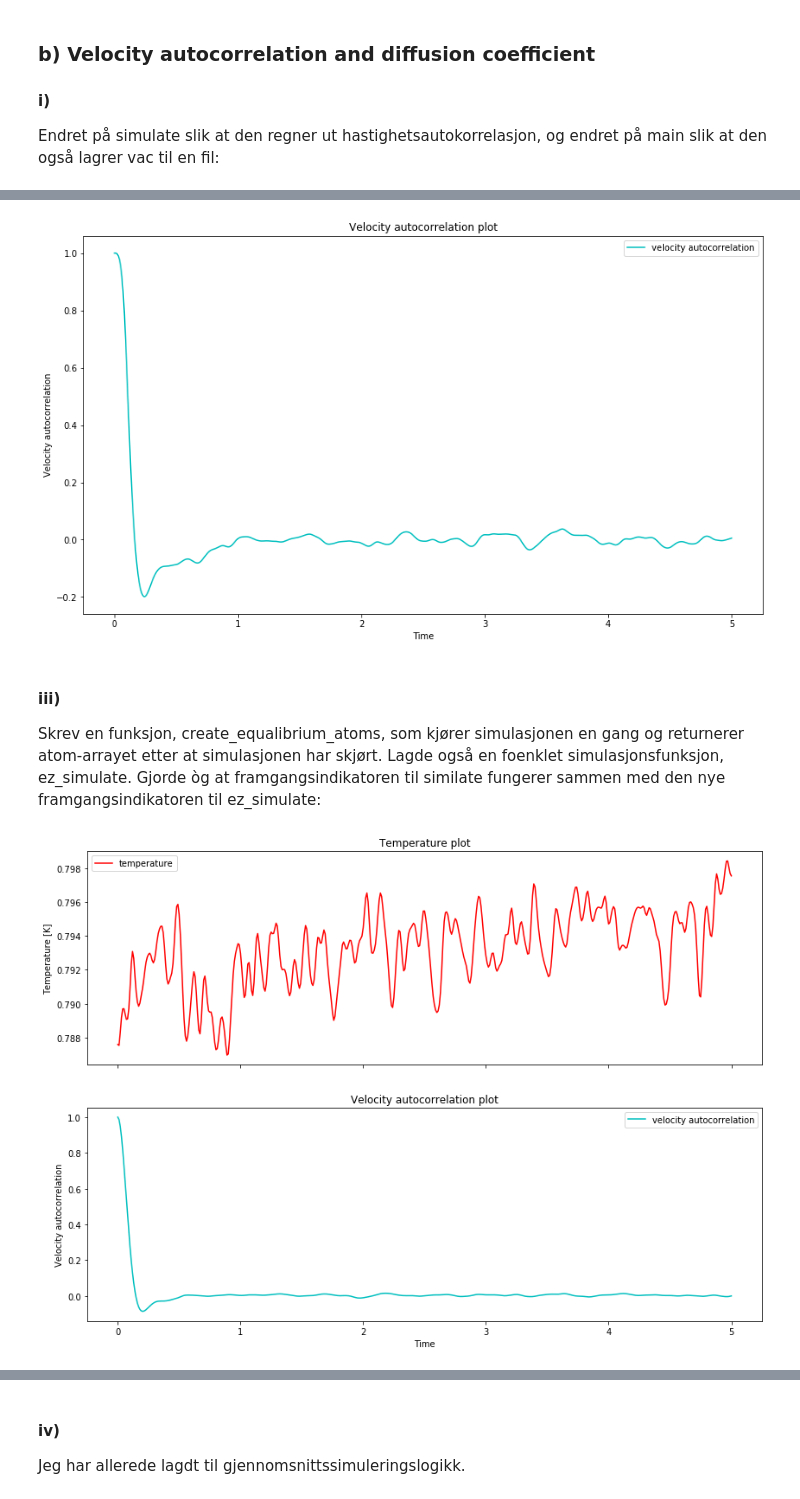
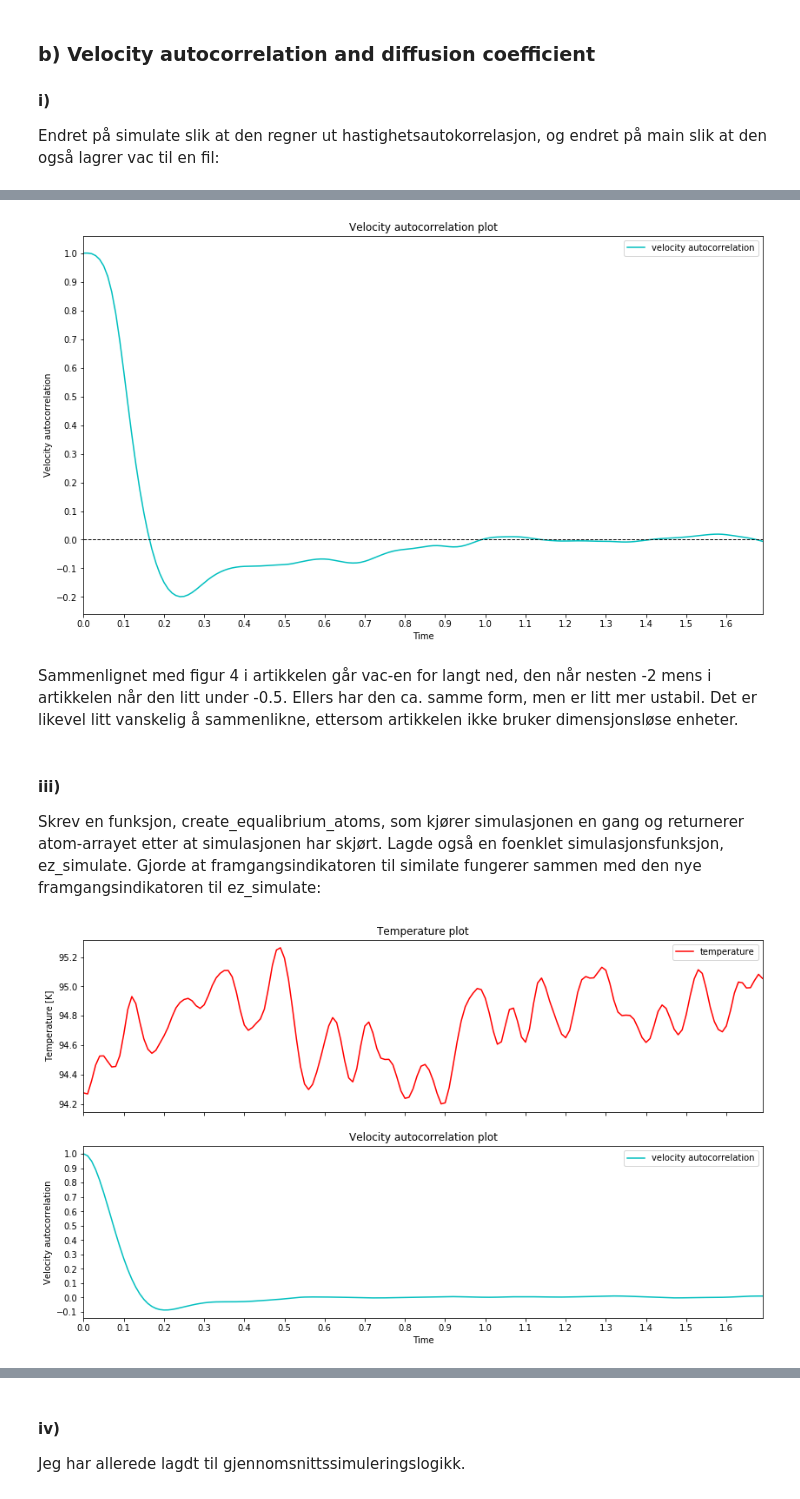
Before and after one commit to Benito1001/MolDyn, a Jupyter notebook: MolDyn.ipynb, the cells around one changed output, grey strips where cells are left out. Saved outputs shown, nothing was run; the diff lists cells and outputs as text; code cells hidden in the pictures.

```diff
--- a/MolDyn.ipynb
+++ b/MolDyn.ipynb
@@ -470,7 +470,7 @@ def main(method):
 		plt.plot(t_list, tot_list, label=f"dt={dt}")
 
 	plt.legend()
-	plt.title(method)
+	plt.title(f"Two atom simulation, distance=1.5$\\sigma$, method={method}")
 	plt.axis([0, length, -1.1, 0.5])
 	plt.show()
 main("euler")
@@ -1235,7 +1230,8 @@ def main(filename, simulate_count):
 	for i in range(simulate_count):
 		L, atoms = create_atoms(108, 1.7, 180)
 
-		t_list, pot_list, kin_list, tot_list, tmp_list = simulate(atoms, dt, length, filename, "verlet", L, i, simulate_count)
+		data_lists = simulate(atoms, dt, length, filename, "verlet", L, i, simulate_count)
+		t_list, pot_list, kin_list, tot_list, tmp_list = data_lists
 		for i, (pot, kin, tot, temp) in enumerate(zip(pot_list, kin_list, tot_list, tmp_list)):
 			sum_lists[0][i] += pot/simulate_count
 			sum_lists[1][i] += kin/simulate_count
@@ -1290,11 +1286,11 @@ def simulate(atoms, dt, t_max, filename, update_func, L, completion, total_runs)
 
 		# Calculate and store velocity autocorrelation
 		vac = 0
-		for atom in atoms:                           # o   o o--o o       o
-			vac_emum = atom.vel.dot(atom.vel0)       # |\  | |    |       |
-			vac_denom = atom.vel0.get_length_sqrd()  # | \ | O-o  o   o   o
-			vac += vac_emum/vac_denom                # |  \| |     \ / \ /
-		vac = vac/len(atoms)                         # o   o o--o   o   o
+		for atom in atoms:                             # o   o o--o o       o
+			vac_emum = atom.vel.dot(atom.vel0)         # |\  | |    |       |
+			vac_denom = atom.vel0.get_length_sqrd()    # | \ | O-o  o   o   o
+			vac += vac_emum/vac_denom                  # |  \| |     \ / \ /
+		vac = vac/len(atoms)                           # o   o o--o   o   o
 		vac_list.append(vac)
 
 		step(atoms, dt, update_func, L, datafile)
@@ -1315,7 +1311,8 @@ def main(filename, simulate_count):
 	for i in range(simulate_count):
 		L, atoms = create_atoms(256, 1.7, 180)
 
-		t_list, pot_list, kin_list, tot_list, tmp_list, vac_list = simulate(atoms, dt, length, filename, "verlet", L, i, simulate_count)
+		data_lists = simulate(atoms, dt, length, filename, "verlet", L, i, simulate_count)
+		t_list, pot_list, kin_list, tot_list, tmp_list, vac_list = data_lists
 		for i, (pot, kin, tot, temp, vac) in enumerate(zip(pot_list, kin_list, tot_list, tmp_list, vac_list)):
 			sum_lists[0][i] += pot/simulate_count
 			sum_lists[1][i] += kin/simulate_count
@@ -1334,11 +1331,13 @@ Skjørte programmet med 256 atomer, endret på plottefunksjonen slik at den ogs
 # %%
 # main("data4bi", 10)
 
-def plotinator(datafile, draw_list=["energy", "temp", "vac"], size=(10, 8)):
+def plotinator(datafile, draw_list=["energy", "temp", "vac"], size=(10, 8), zero_line=False, max_t=False):
 	t_list, pot_list, kin_list, tot_list, tmp_list, vac_list = [[] for i in range(6)]
 	with open("data/"+datafile, "r") as infile:
 		for line in infile:
 			t, pot, kin, tot, *temp_vac = (float(v) for v in line.split())
+			if max_t and t > max_t:
+				break
 			t_list.append(t)
 			pot_list.append(pot)
 			kin_list.append(kin)
@@ -1346,7 +1345,7 @@ def plotinator(datafile, draw_list=["energy", "temp", "vac"], size=(10, 8)):
 			if len(temp_vac) == 2:
 				vac_list.append(temp_vac[1])
 			if len(temp_vac) > 0:
-				tmp_list.append(temp_vac[0])
+				tmp_list.append(temp_vac[0]*119.7)
 
 	data_list = {
 		"energy": [[
@@ -1368,22 +1367,30 @@ def plotinator(datafile, draw_list=["energy", "temp", "vac"], size=(10, 8)):
 		data, title, xlabel, ylabel = data_list[type]
 		for name, color, values in data:
 			axs[i].plot(t_list, values, color=color, label=name)
+		if zero_line:
+			axs[i].plot([t_list[0], t_list[-1]], [0, 0], "k--", linewidth=1)
+
 		axs[i].set_title(title)
 		axs[i].set_ylabel(ylabel)
 		if i == len(draw_list)-1:
 			axs[i].set_xlabel(xlabel)
+		axs[i].set_xlim(t_list[0], t_list[-1])
+
 	for ax in axs:
 		ax.legend()
 
+	plt.locator_params(nbins=20)
 	plt.show()
 
-plotinator("data4bi.energy", ["vac"], (14, 8))
+plotinator("data4bi.energy", ["vac"], (14, 8), zero_line=True, max_t=1.7)
 # %% [output]
-[figure, old version]
+[figure, new version]
+# %% [markdown]
+Sammenlignet med figur 4 i artikkelen går vac-en for langt ned, den når nesten -2 mens i artikkelen når den litt under -0.5. Ellers har den ca. samme form, men er litt mer ustabil. Det er likevel litt vanskelig å sammenlikne, ettersom artikkelen ikke bruker dimensjonsløse enheter.
 # %% [markdown]
 #### iii)
 
-Skrev en funksjon, create_equalibrium_atoms, som kjører simulasjonen en gang og returnerer atom-arrayet etter at simulasjonen har skjørt. Lagde også en foenklet simulasjonsfunksjon, ez_simulate. Gjorde òg at framgangsindikatoren til similate fungerer sammen med den nye framgangsindikatoren til ez_simulate:
+Skrev en funksjon, create_equalibrium_atoms, som kjører simulasjonen en gang og returnerer atom-arrayet etter at simulasjonen har skjørt. Lagde også en foenklet simulasjonsfunksjon, ez_simulate. Gjorde at framgangsindikatoren til similate fungerer sammen med den nye framgangsindikatoren til ez_simulate:
 # %%
 def simulate(atoms, dt, t_max, filename, update_func, L, completion, total_runs):
 	# Declare variables and save atoms
@@ -1400,7 +1407,8 @@ def simulate(atoms, dt, t_max, filename, update_func, L, completion, total_runs)
 	while t_list[-1] < t_max:
 		# Fancy progress indicator, now even more complicated
 		if int(t_list[-1]/dt) % t_max == 0:
-			print(f"\r{' '*7}{completion+1}/{total_runs} : {(100*completion + t_list[-1]*100/t_max)/total_runs:3.0f} %", end="")
+			completion_percent = (100*completion + t_list[-1]*100/t_max)/total_runs
+			print(f"\r{' '*7}{completion+1}/{total_runs} : {completion_percent:3.0f} %", end="")
 
 		# Get and store energy
 		pot, kin, tot = get_energy(atoms, L)
@@ -1452,34 +1460,35 @@ def create_equalibrium_atoms(atom_count, d, temperature, dt, t_max, update_func)
 	for atom in warm_atoms:
 		atom.vel0 = atom.vel.copy()
 
 	return L, warm_atoms
 
 def main(filename, simulate_count):
 	dt = 0.01
 	length = 5
 
 	sum_lists = [[0]*(int(length/dt)+1) for i in range(5)]
 
 	start_time = time.time()
 	for i in range(simulate_count):
 		L, atoms = create_equalibrium_atoms(108, 1.7, 180, dt, length, "verlet")  # New
 
-		t_list, pot_list, kin_list, tot_list, tmp_list, vac_list = simulate(atoms, dt, length, filename, "verlet", L, i, simulate_count)
+		data_lists = simulate(atoms, dt, length, filename, "verlet", L, i, simulate_count)
+		t_list, pot_list, kin_list, tot_list, tmp_list, vac_list = data_lists
 		for i, (pot, kin, tot, temp, vac) in enumerate(zip(pot_list, kin_list, tot_list, tmp_list, vac_list)):
 			sum_lists[0][i] += pot/simulate_count
 			sum_lists[1][i] += kin/simulate_count
 			sum_lists[2][i] += tot/simulate_count
 			sum_lists[3][i] += temp/simulate_count
 			sum_lists[4][i] += vac/simulate_count
 	print(f"\ntime: {time.time() - start_time:.3g}")
 
 	with open("data/"+filename+".energy", "w") as outfile:
 		for t, pot, kin, tot, temp, vac in zip(t_list, *sum_lists):
 			outfile.write(f"{t} {pot} {kin} {tot} {temp} {vac}\n")
 
 # main("data4biii", 50)
 
-plotinator("data4biii_test.energy", ["temp", "vac"], (14, 10))
+plotinator("data4biii_test.energy", ["temp", "vac"], (14, 8), max_t=1.7)
 # %% [output]
-[figure, old version]
+[figure, new version]
 # %% [markdown]
```
Also changed, not shown: parts of 58 cells of this notebook, 7 other files.
